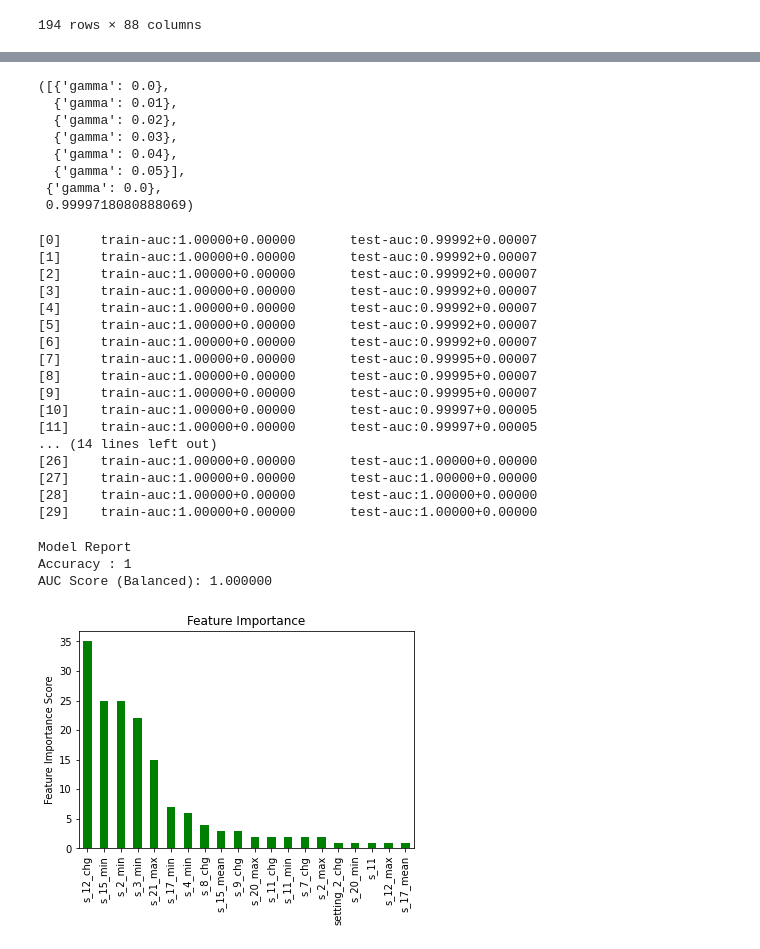
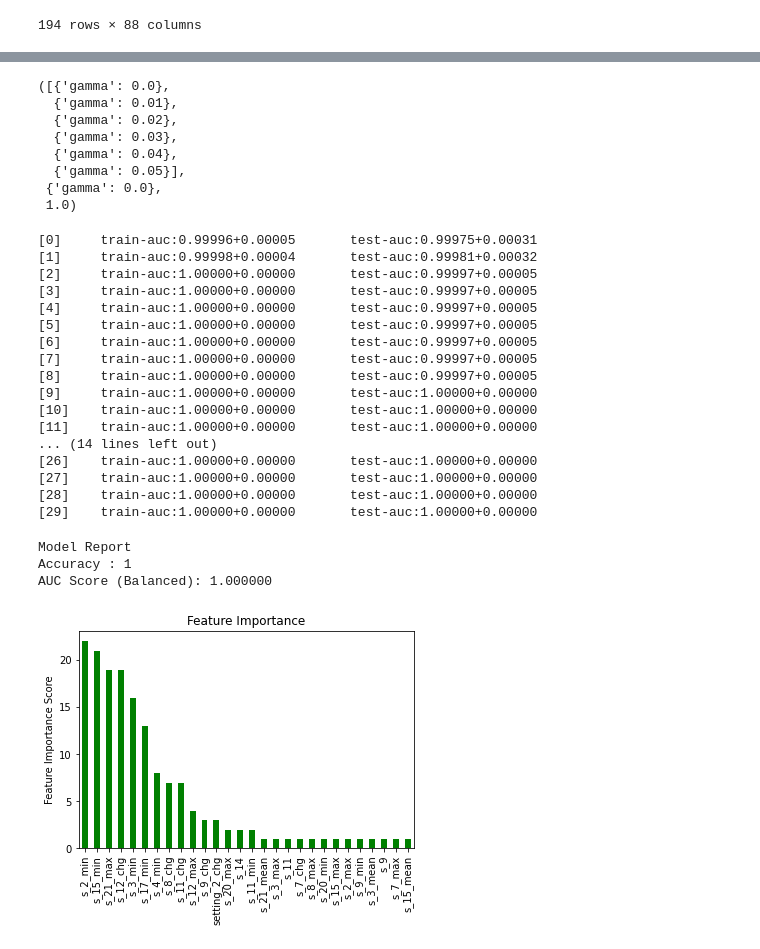
Before and after one commit to johnhhu2020/XGBoost-in-Predictive-Maintenance, a Jupyter notebook: XX%_PaperCO_MachineLearning (XGBoost tuning studying).ipynb, the cells around one changed output, grey strips where cells are left out. Drawn from its saved outputs; the diff is of its cells as text; code cells hidden in the pictures.

```diff
--- a/XX%_PaperCO_MachineLearning (XGBoost tuning studying).ipynb
+++ b/XX%_PaperCO_MachineLearning (XGBoost tuning studying).ipynb
@@ -866,7 +848,7 @@ def evaluate_model(alg, train, target, predictors,   cv_folds=5,    early_stoppi
 import matplotlib.pylab as plt
 %matplotlib inline
 
-def model_fit(alg, train, target, predictors,    early_stopping_rounds=30):
+def model_fit(alg, train, target, predictors,    early_stopping_rounds=50):
                                                  # cv_folds=5,                             1 or 50?????????
 
 
@@ -1040,0 +996,4 @@ AUC Score (Balanced): 1.000000
+# %%
+##########  WRONG  wrong  WRONG  wrong  WRONG  wrong  WRONG  wrong  WRONG  wrong  WRONG  wrong  WRONG  wrong  WRONG  wrong  WRONG  wrong
+
+model_fit(xgb_1, independent, dependent, features,    early_stopping_rounds=100)   ###### IBM Case
@@ -1040,0 +1005,4 @@ AUC Score (Balanced): 1.000000
+# %%
+##########  WRONG  wrong  WRONG  wrong  WRONG  wrong  WRONG  wrong  WRONG  wrong  WRONG  wrong  WRONG  wrong  WRONG  wrong  WRONG  wrong
+
+model_fit(xgb_1, independent, dependent, features)   ###### IBM Case
@@ -1095,8 +1067,8 @@ xgb2 = XGBClassifier(
  objective='binary:logistic',
  learning_rate =0.1,
  n_estimators=10,
- max_depth=15,
- min_child_weight=2,
+ max_depth=10,
+ min_child_weight=3,
  gamma=0,
 
  use_label_encoder=False,
@@ -1117,39 +1089,39 @@ gsearch2.cv_results_['params'], gsearch2.best_params_, gsearch2.best_score_
   {'gamma': 0.04},
   {'gamma': 0.05}],
  {'gamma': 0.0},
- 0.9999718080888069)
+ 1.0)
 # %%
 xgb_check = XGBClassifier(
  objective='binary:logistic',
  learning_rate =0.1,
  n_estimators=30,
- max_depth=15,
- min_child_weight=2,
+ max_depth=10,
+ min_child_weight=3,
  gamma=0)
 
 evaluate_model(xgb_check, independent, dependent, features)
 # %% [output]
-[0]     train-auc:1.00000+0.00000       test-auc:0.99992+0.00007
-[1]     train-auc:1.00000+0.00000       test-auc:0.99992+0.00007
-[2]     train-auc:1.00000+0.00000       test-auc:0.99992+0.00007
-[3]     train-auc:1.00000+0.00000       test-auc:0.99992+0.00007
-[4]     train-auc:1.00000+0.00000       test-auc:0.99992+0.00007
-[5]     train-auc:1.00000+0.00000       test-auc:0.99992+0.00007
-[6]     train-auc:1.00000+0.00000       test-auc:0.99992+0.00007
-[7]     train-auc:1.00000+0.00000       test-auc:0.99995+0.00007
-[8]     train-auc:1.00000+0.00000       test-auc:0.99995+0.00007
-[9]     train-auc:1.00000+0.00000       test-auc:0.99995+0.00007
-[10]    train-auc:1.00000+0.00000       test-auc:0.99997+0.00005
-[11]    train-auc:1.00000+0.00000       test-auc:0.99997+0.00005
+[0]     train-auc:0.99996+0.00005       test-auc:0.99975+0.00031
+[1]     train-auc:0.99998+0.00004       test-auc:0.99981+0.00032
+[2]     train-auc:1.00000+0.00000       test-auc:0.99997+0.00005
+[3]     train-auc:1.00000+0.00000       test-auc:0.99997+0.00005
+[4]     train-auc:1.00000+0.00000       test-auc:0.99997+0.00005
+[5]     train-auc:1.00000+0.00000       test-auc:0.99997+0.00005
+[6]     train-auc:1.00000+0.00000       test-auc:0.99997+0.00005
+[7]     train-auc:1.00000+0.00000       test-auc:0.99997+0.00005
+[8]     train-auc:1.00000+0.00000       test-auc:0.99997+0.00005
+[9]     train-auc:1.00000+0.00000       test-auc:1.00000+0.00000
+[10]    train-auc:1.00000+0.00000       test-auc:1.00000+0.00000
+[11]    train-auc:1.00000+0.00000       test-auc:1.00000+0.00000
 ... (14 lines left out)
 [26]    train-auc:1.00000+0.00000       test-auc:1.00000+0.00000
 [27]    train-auc:1.00000+0.00000       test-auc:1.00000+0.00000
 [28]    train-auc:1.00000+0.00000       test-auc:1.00000+0.00000
 [29]    train-auc:1.00000+0.00000       test-auc:1.00000+0.00000
 Model Report
 Accuracy : 1
 AUC Score (Balanced): 1.000000
-[figure, old version]
+[figure, new version]
 # %%
 # updating our current model with the most recent n_estimators
 xgb3 = XGBClassifier(
```
Also changed, not shown: parts of 25 cells of this notebook.
